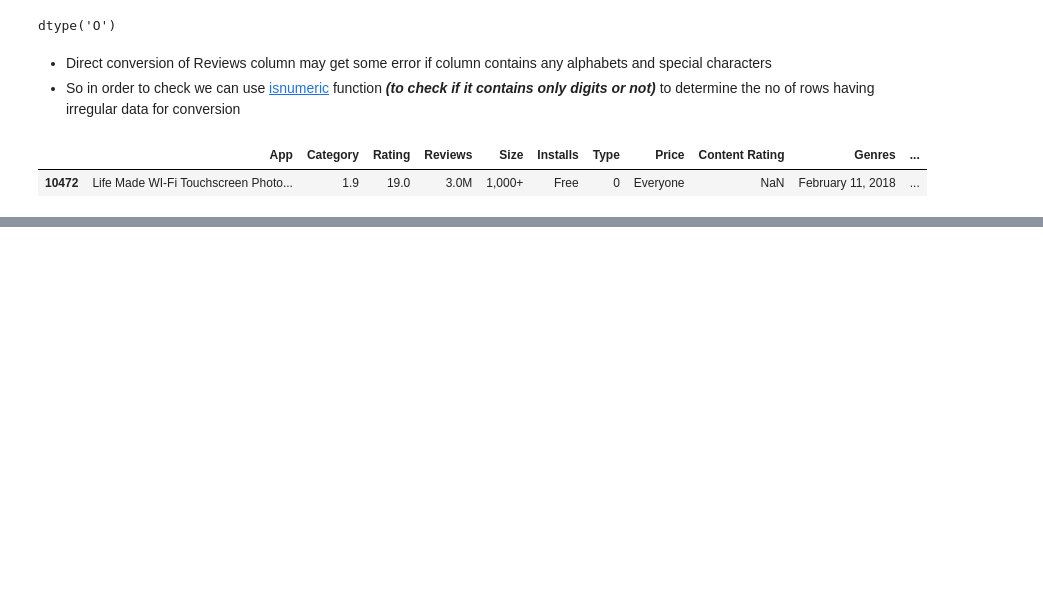
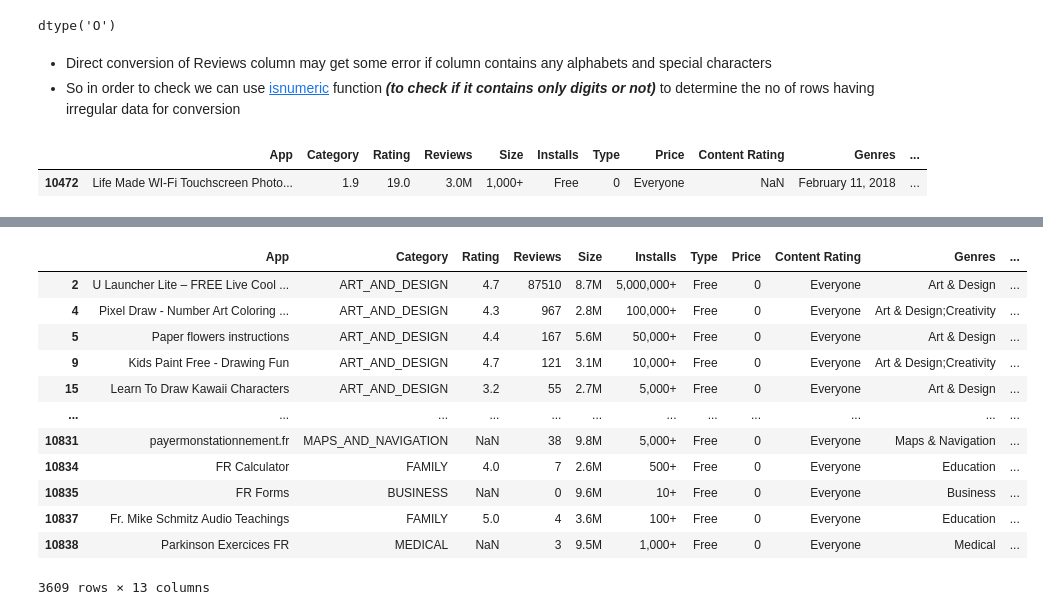
Before and after one commit to MIlanJP/project-eda, a Jupyter notebook: Play Store App Review Analysis - Capstone Project.ipynb, the cells around one changed output, grey strips where cells are left out. Saved outputs shown, nothing was run; the diff lists cells and outputs as text; code cells hidden in the pictures; blank space fills up the shorter version.

Commit message:
Finished data cleaning and removing duplicate data

```diff
--- a/Play Store App Review Analysis - Capstone Project.ipynb
+++ b/Play Store App Review Analysis - Capstone Project.ipynb
@@ -103,8 +104,3 @@ playstore_data[~ playstore_data["Reviews"].str.isnumeric()]
 # %% [output]
 |  | App | Category | Rating | Reviews | Size | Installs | Type | Price | Content Rating | Genres | ... |
 | 10472 | Life Made WI-Fi Touchscreen Photo... | 1.9 | 19.0 | 3.0M | 1,000+ | Free | 0 | Everyone | NaN | February 11, 2018 | ... |
-# %%
-# Assigning null or NAN values for irregular pattern data
-playstore_data.loc[10472,"Reviews"]=np.nan
-# Priting the data
-playstore_data.loc[10472,"Reviews"]
@@ -116,0 +107,5 @@ playstore_data["Reviews"].shape
+# %%
+# The category, Rating and Reviews Column have irregular data so i'am dropping this row having an index 10472
+print(playstore_data.shape)
+playstore_data.drop(10472,inplace=True)
+playstore_data.shape
@@ -117,6 +115,6 @@ playstore_data["Reviews"].shape
 # %%
 # Converting the values from object to float
 print(playstore_data["Reviews"].dtype)
-playstore_data["Reviews"]=playstore_data["Reviews"].astype('float')
+playstore_data["Reviews"]=playstore_data["Reviews"].astype('int64')
 playstore_data["Reviews"].dtype
 # %% [output]
@@ -126,0 +131,17 @@ dtype('float64')
+# %%
+# Printing the data which have decimal values like 3.1M 2.7M which contains dot ( . )
+playstore_data[playstore_data["Size"].str.find(".")!=-1]
+# %% [output]
+|  | App | Category | Rating | Reviews | Size | Installs | Type | Price | Content Rating | Genres | ... |
+| 2 | U Launcher Lite – FREE Live Cool ... | ART_AND_DESIGN | 4.7 | 87510 | 8.7M | 5,000,000+ | Free | 0 | Everyone | Art & Design | ... |
+| 4 | Pixel Draw - Number Art Coloring ... | ART_AND_DESIGN | 4.3 | 967 | 2.8M | 100,000+ | Free | 0 | Everyone | Art & Design;Creativity | ... |
+| 5 | Paper flowers instructions | ART_AND_DESIGN | 4.4 | 167 | 5.6M | 50,000+ | Free | 0 | Everyone | Art & Design | ... |
+| 9 | Kids Paint Free - Drawing Fun | ART_AND_DESIGN | 4.7 | 121 | 3.1M | 10,000+ | Free | 0 | Everyone | Art & Design;Creativity | ... |
+| 15 | Learn To Draw Kawaii Characters | ART_AND_DESIGN | 3.2 | 55 | 2.7M | 5,000+ | Free | 0 | Everyone | Art & Design | ... |
+| ... | ... | ... | ... | ... | ... | ... | ... | ... | ... | ... | ... |
+| 10831 | payermonstationnement.fr | MAPS_AND_NAVIGATION | NaN | 38 | 9.8M | 5,000+ | Free | 0 | Everyone | Maps & Navigation | ... |
+| 10834 | FR Calculator | FAMILY | 4.0 | 7 | 2.6M | 500+ | Free | 0 | Everyone | Education | ... |
+| 10835 | FR Forms | BUSINESS | NaN | 0 | 9.6M | 10+ | Free | 0 | Everyone | Business | ... |
+| 10837 | Fr. Mike Schmitz Audio Teachings | FAMILY | 5.0 | 4 | 3.6M | 100+ | Free | 0 | Everyone | Education | ... |
+| 10838 | Parkinson Exercices FR | MEDICAL | NaN | 3 | 9.5M | 1,000+ | Free | 0 | Everyone | Medical | ... |
+3609 rows × 13 columns
```
Also changed, not shown: parts of 57 cells of this notebook.
